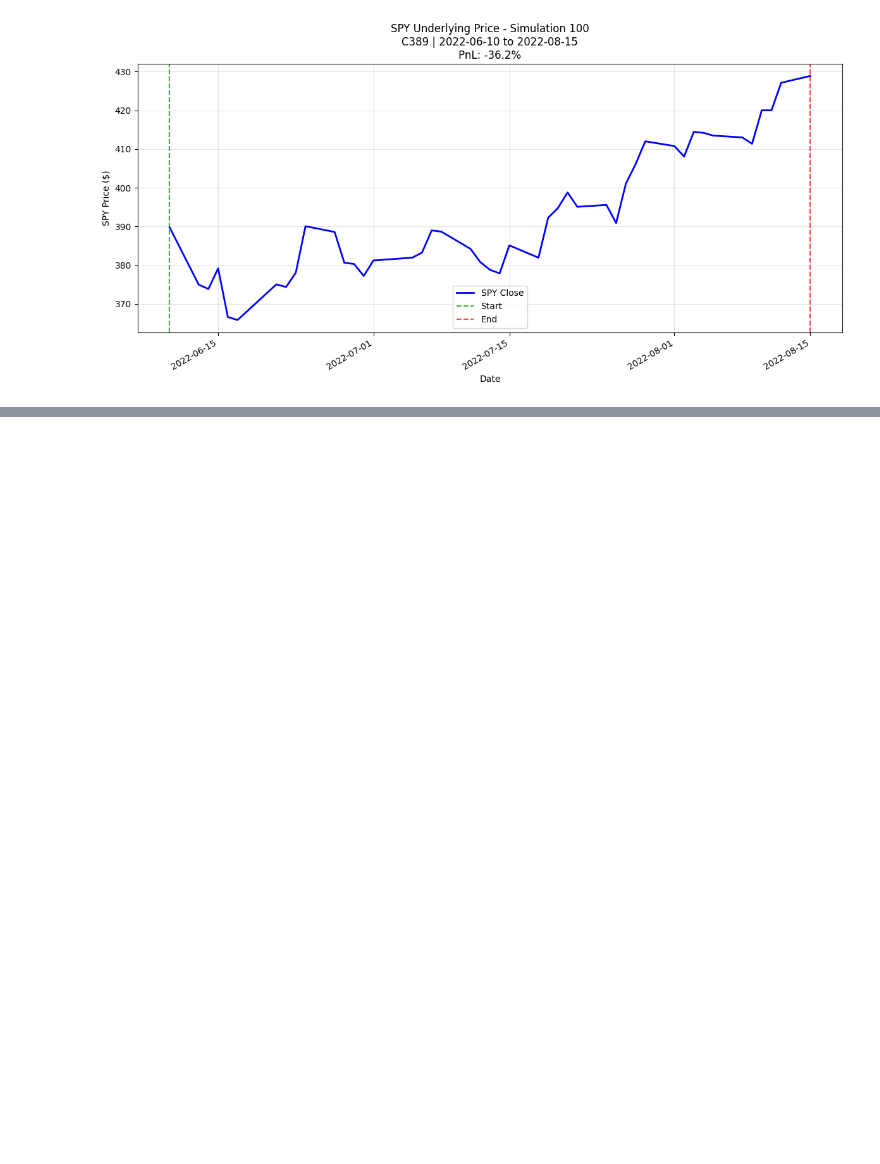
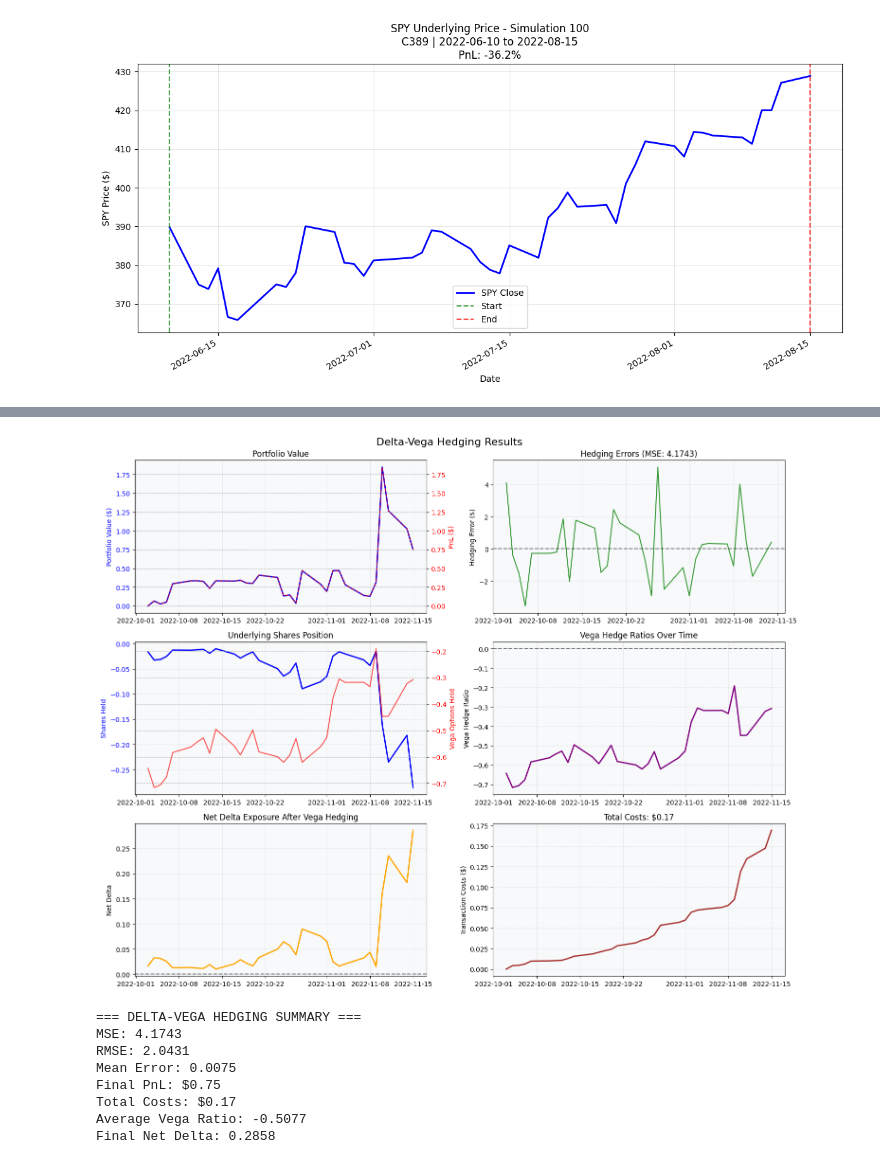
Before and after one commit to MariusBoda/Options_Hedging_Project, a Jupyter notebook: demo.ipynb, the cells around one changed output, grey strips where cells are left out. Saved outputs shown, nothing was run; the diff lists cells and outputs as text; code cells hidden in the pictures; blank space fills up the shorter version.

```diff
--- a/demo.ipynb
+++ b/demo.ipynb
@@ -147,0 +170,29 @@ plot_underlying_for_simulation(combined_stats, worst_idx, data_dict)
+# %%
+start_date = pd.to_datetime('2022-10-01')
+end_date = start_date + pd.Timedelta(days=45)
+
+# Run delta-vega hedging
+result = delta_vega_hedging(
+    df1=df1, df2=df2,
+    start_date=start_date, end_date=end_date,
+    option_primary="C400", option_vega="C400",
+    K_primary=400, K_vega=400,
+    r=0.05, maturity1=df1.index[-1], maturity2=df2.index[-1],
+    transaction_cost_per_share=0.01,
+    transaction_cost_percentage=0.0005
+)
+
+
+df_hedge, net_deltas, alphas, OP1, OP2, RE, iv1, iv2, A_errors, shares, vega_pos, cash, port_val, costs, pnl = result
+# %%
+plot_delta_vega_hedging(df_hedge, net_deltas, alphas, OP1, OP2, RE, A_errors, shares, vega_pos, port_val, costs, pnl)
+# %% [output]
+[figure, added]
+=== DELTA-VEGA HEDGING SUMMARY ===
+MSE: 4.1743
+RMSE: 2.0431
+Mean Error: 0.0075
+Final PnL: $0.75
+Total Costs: $0.17
+Average Vega Ratio: -0.5077
+Final Net Delta: 0.2858
```
Also changed, not shown: parts of 3 cells of this notebook, 6 other files.
